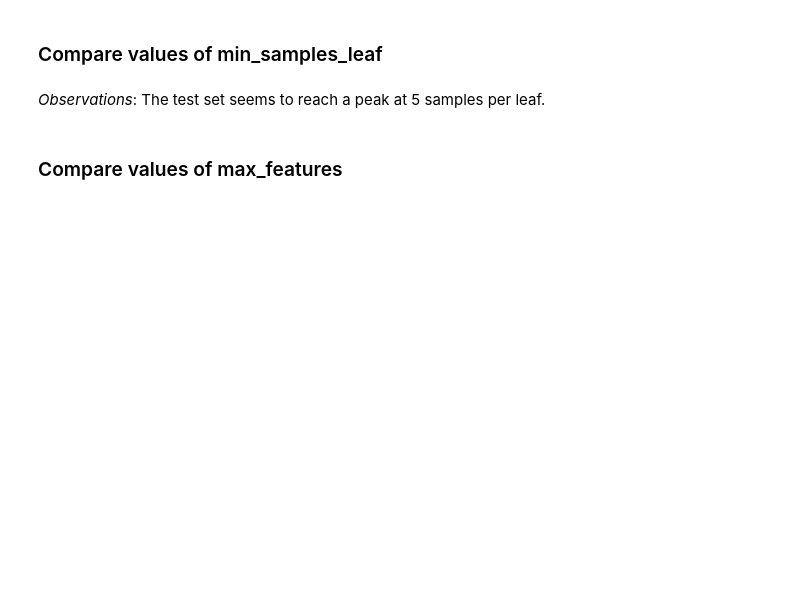
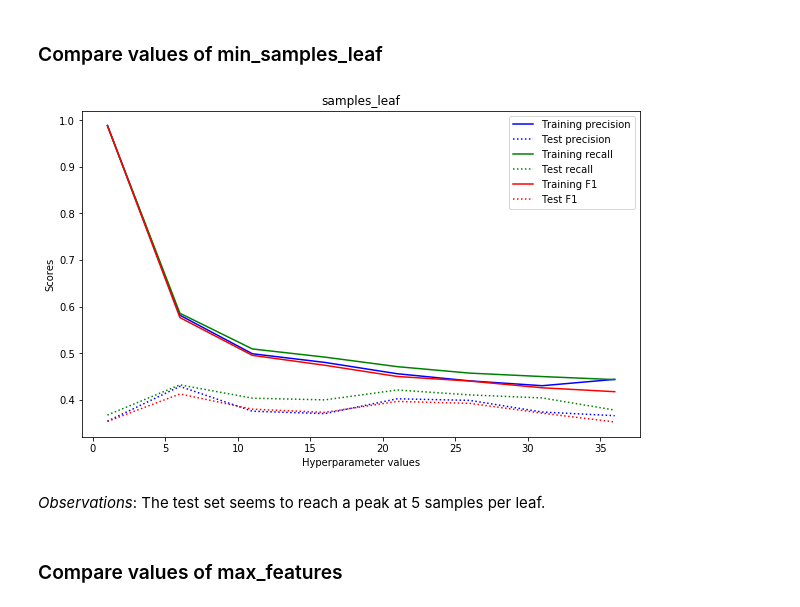
Before and after one commit to ssrosa/cacator_cave_malum, a Jupyter notebook: student.ipynb, the cells around one changed output. Cells and saved outputs as stored; diff of their text form; code cells hidden in the pictures; blank space fills up the shorter version.

```diff
--- a/student.ipynb
+++ b/student.ipynb
@@ -1483,3 +1222,12 @@ testing5 = compare_hypers(test_params, 'depth', X_train, X_test, y_train, y_test
+# %%
+#Set values of chosen hyperparameter
+samples_leaf_params = np.arange(1, 40, 5)
+#Run model for each param value and store scores
+samples_leaf_df = compare_hypers(samples_leaf_params, 'samples_leaf', X_train, X_test, y_train, y_test)
+#Plot scores
+plot_hypers(samples_leaf_df, 'samples_leaf')
+# %% [output]
+[figure, added]
 # %% [markdown]
 *Observations*: The test set seems to reach a peak at 5 samples per leaf.
 # %% [markdown]
```
Also changed, not shown: parts of 93 cells of this notebook, 1 other file.
